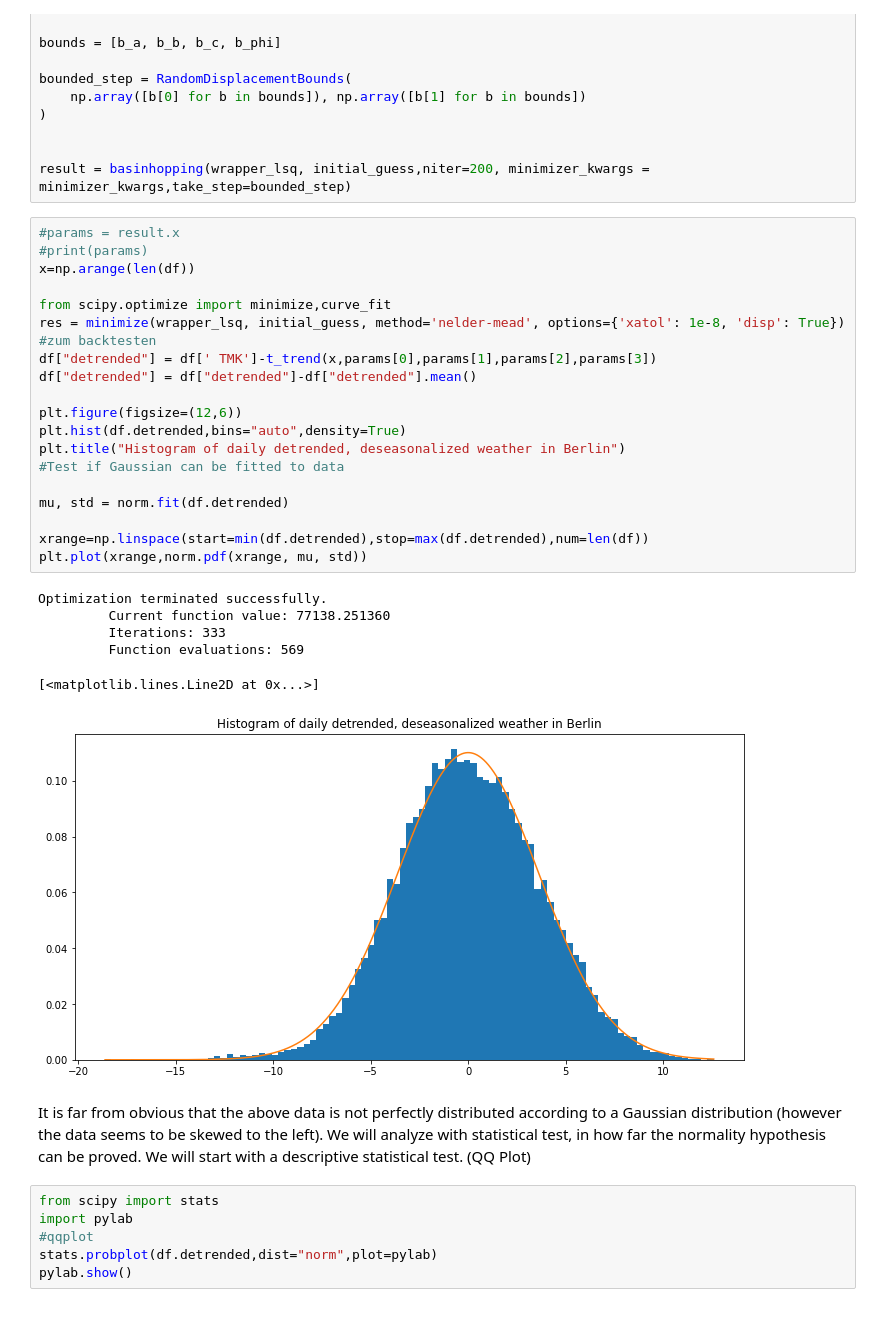
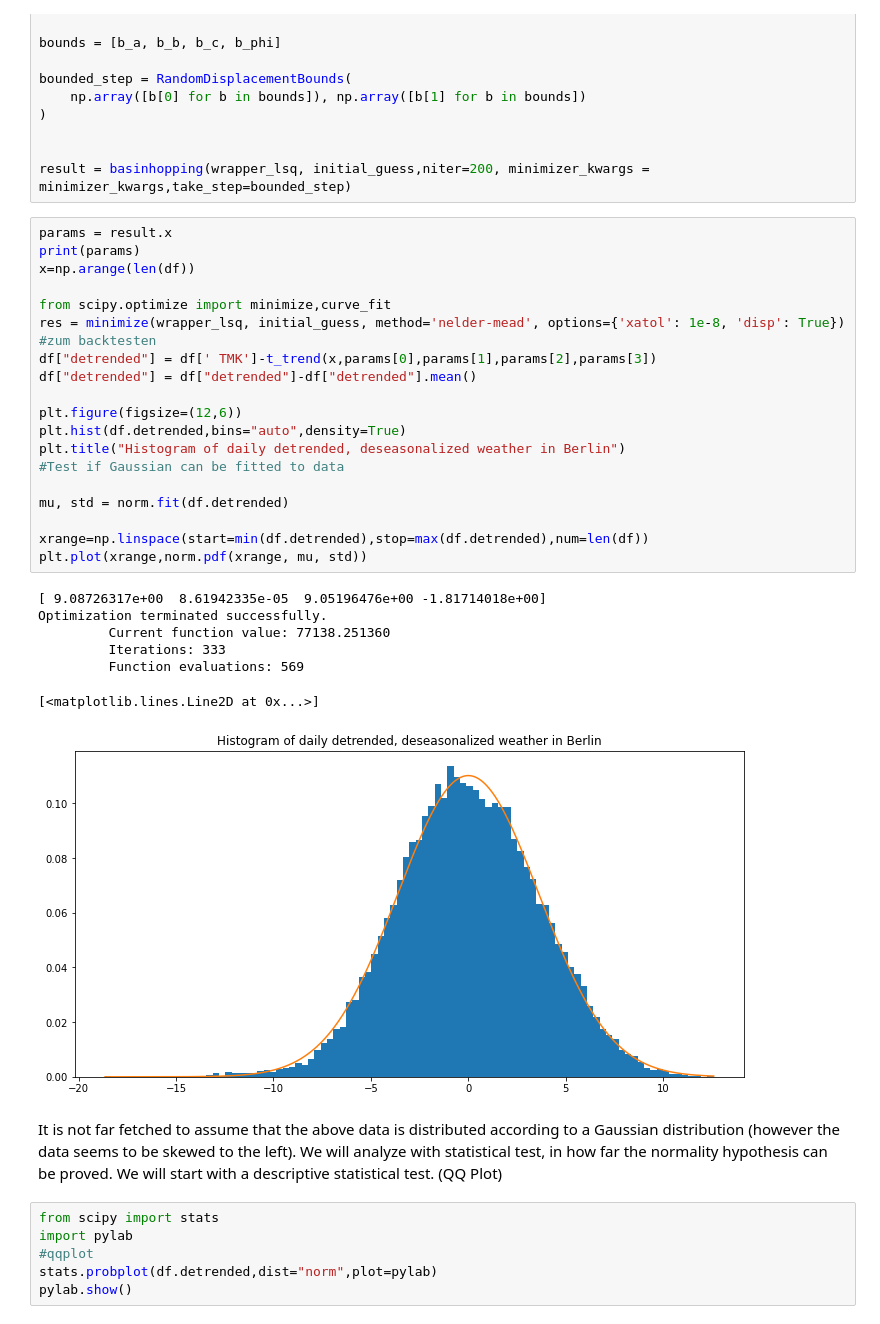
Before and after one commit to l3-w3nning/Delta_Gamma_Hedging, a Jupyter notebook: WeatherScript.ipynb, the cells around one changed output. Saved outputs shown, nothing was run; the diff lists cells and outputs as text.

```diff
--- a/WeatherScript.ipynb
+++ b/WeatherScript.ipynb
@@ -112,33 +112,34 @@ bounded_step = RandomDisplacementBounds(
 
 result = basinhopping(wrapper_lsq, initial_guess,niter=200, minimizer_kwargs = minimizer_kwargs,take_step=bounded_step)
 # %%
-#params = result.x
-#print(params)
+params = result.x
+print(params)
 x=np.arange(len(df))
 
 from scipy.optimize import minimize,curve_fit
 res = minimize(wrapper_lsq, initial_guess, method='nelder-mead', options={'xatol': 1e-8, 'disp': True}) #zum backtesten
 df["detrended"] = df[' TMK']-t_trend(x,params[0],params[1],params[2],params[3])
 df["detrended"] = df["detrended"]-df["detrended"].mean()
 
 plt.figure(figsize=(12,6))
 plt.hist(df.detrended,bins="auto",density=True)
 plt.title("Histogram of daily detrended, deseasonalized weather in Berlin")
 #Test if Gaussian can be fitted to data
 
 mu, std = norm.fit(df.detrended)
 
 xrange=np.linspace(start=min(df.detrended),stop=max(df.detrended),num=len(df))
 plt.plot(xrange,norm.pdf(xrange, mu, std))
 # %% [output]
+[ 9.08726317e+00  8.61942335e-05  9.05196476e+00 -1.81714018e+00]
 Optimization terminated successfully.
          Current function value: 77138.251360
          Iterations: 333
          Function evaluations: 569
 [<matplotlib.lines.Line2D at 0x...>]
-[figure, old version]
+[figure, new version]
 # %% [markdown]
-It is far from obvious that the above data is not perfectly distributed according to a Gaussian distribution (however the data seems to be skewed to the left). We will analyze with statistical test, in how far the normality hypothesis can be proved. We will start with a descriptive statistical test. (QQ Plot)
+It is not far fetched to assume that the above data is distributed according to a Gaussian distribution (however the data seems to be skewed to the left). We will analyze with statistical test, in how far the normality hypothesis can be proved. We will start with a descriptive statistical test. (QQ Plot)
 # %%
 from scipy import stats
 import pylab
```
Also changed, not shown: parts of 17 cells of this notebook, 1 other file.
